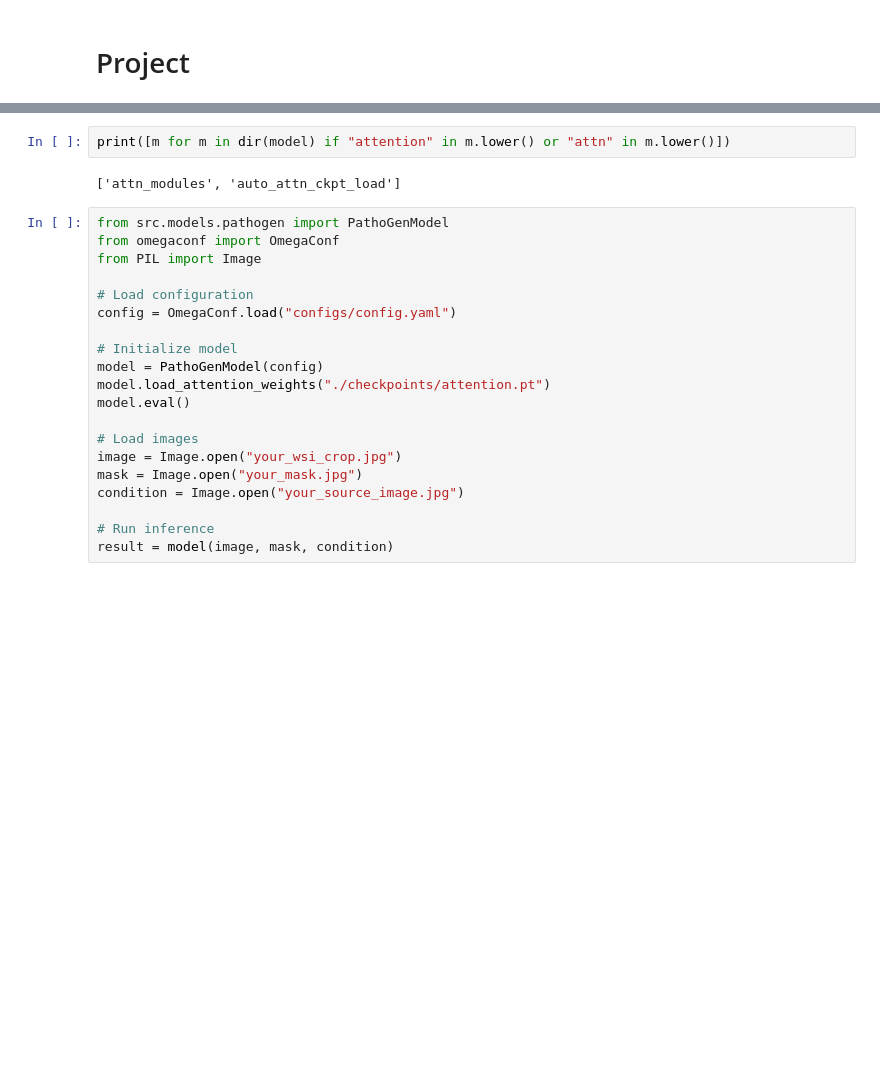
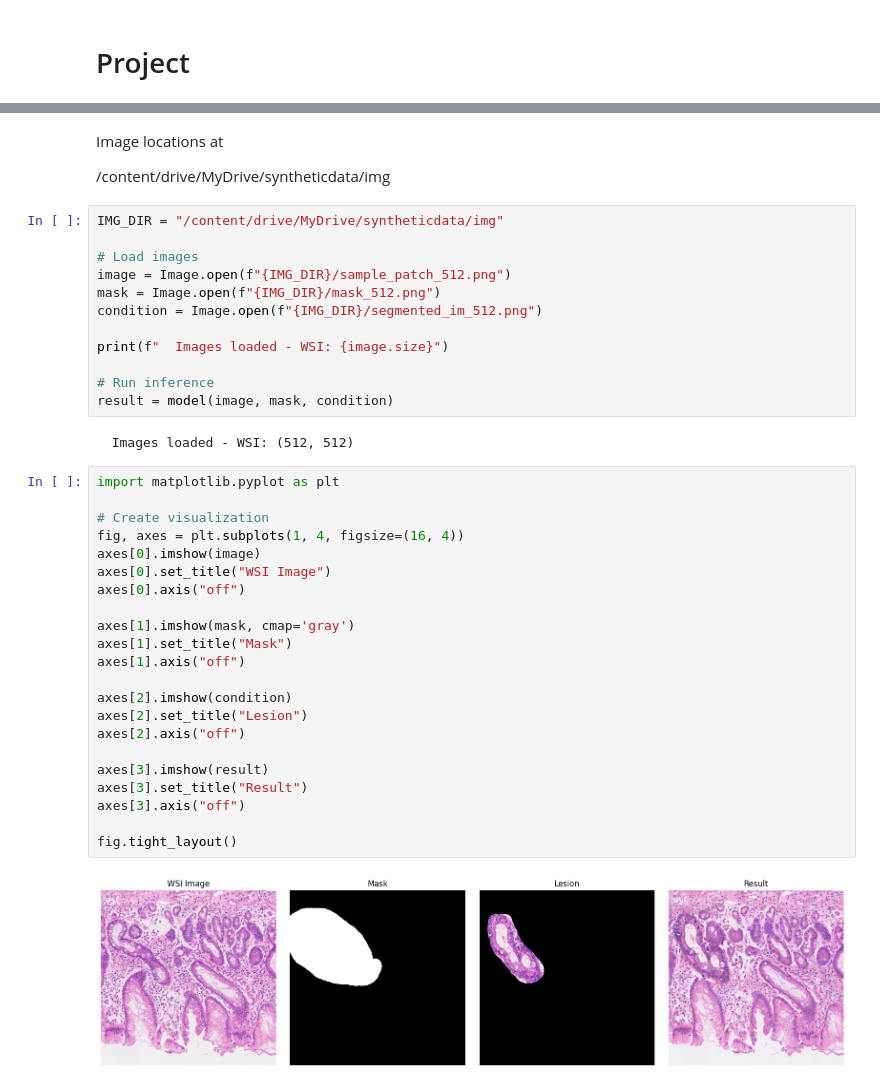
Before and after one commit to g-awaine/augmented-gastric-histopathology-generator, a Jupyter notebook: notebooks_colab/pathogen_testing.ipynb, the cells around one changed output, grey strips where cells are left out. Saved outputs shown, nothing was run; the diff lists cells and outputs as text; blank space fills up the shorter version.

Commit message:
finished setting up Pathogen Inpainting

```diff
--- a/notebooks_colab/pathogen_testing.ipynb
+++ b/notebooks_colab/pathogen_testing.ipynb
@@ -85,24 +105,42 @@ FileNotFoundError: [Errno 2] No such file or directory: 'your_wsi_crop.jpg'
-# %%
-print([m for m in dir(model) if "attention" in m.lower() or "attn" in m.lower()])
-# %% [output]
-['attn_modules', 'auto_attn_ckpt_load']
-# %%
-from src.models.pathogen import PathoGenModel
-from omegaconf import OmegaConf
-from PIL import Image
-
-# Load configuration
-config = OmegaConf.load("configs/config.yaml")
-
-# Initialize model
-model = PathoGenModel(config)
-model.load_attention_weights("./checkpoints/attention.pt")
-model.eval()
-
-# Load images
-image = Image.open("your_wsi_crop.jpg")
-mask = Image.open("your_mask.jpg")
-condition = Image.open("your_source_image.jpg")
-
-# Run inference
-result = model(image, mask, condition)
+# %% [markdown]
+Image locations at
+
+/content/drive/MyDrive/syntheticdata/img
+# %%
+IMG_DIR = "/content/drive/MyDrive/syntheticdata/img"
+
+# Load images
+image = Image.open(f"{IMG_DIR}/sample_patch_512.png")
+mask = Image.open(f"{IMG_DIR}/mask_512.png")
+condition = Image.open(f"{IMG_DIR}/segmented_im_512.png")
+
+print(f"  Images loaded - WSI: {image.size}")
+
+# Run inference
+result = model(image, mask, condition)
+# %% [output]
+  Images loaded - WSI: (512, 512)
+# %%
+import matplotlib.pyplot as plt
+
+# Create visualization
+fig, axes = plt.subplots(1, 4, figsize=(16, 4))
+axes[0].imshow(image)
+axes[0].set_title("WSI Image")
+axes[0].axis("off")
+
+axes[1].imshow(mask, cmap='gray')
+axes[1].set_title("Mask")
+axes[1].axis("off")
+
+axes[2].imshow(condition)
+axes[2].set_title("Lesion")
+axes[2].axis("off")
+
+axes[3].imshow(result)
+axes[3].set_title("Result")
+axes[3].axis("off")
+
+fig.tight_layout()
+# %% [output]
+[figure, added]
```
Also changed, not shown: parts of 6 cells of this notebook, 10 other files.
